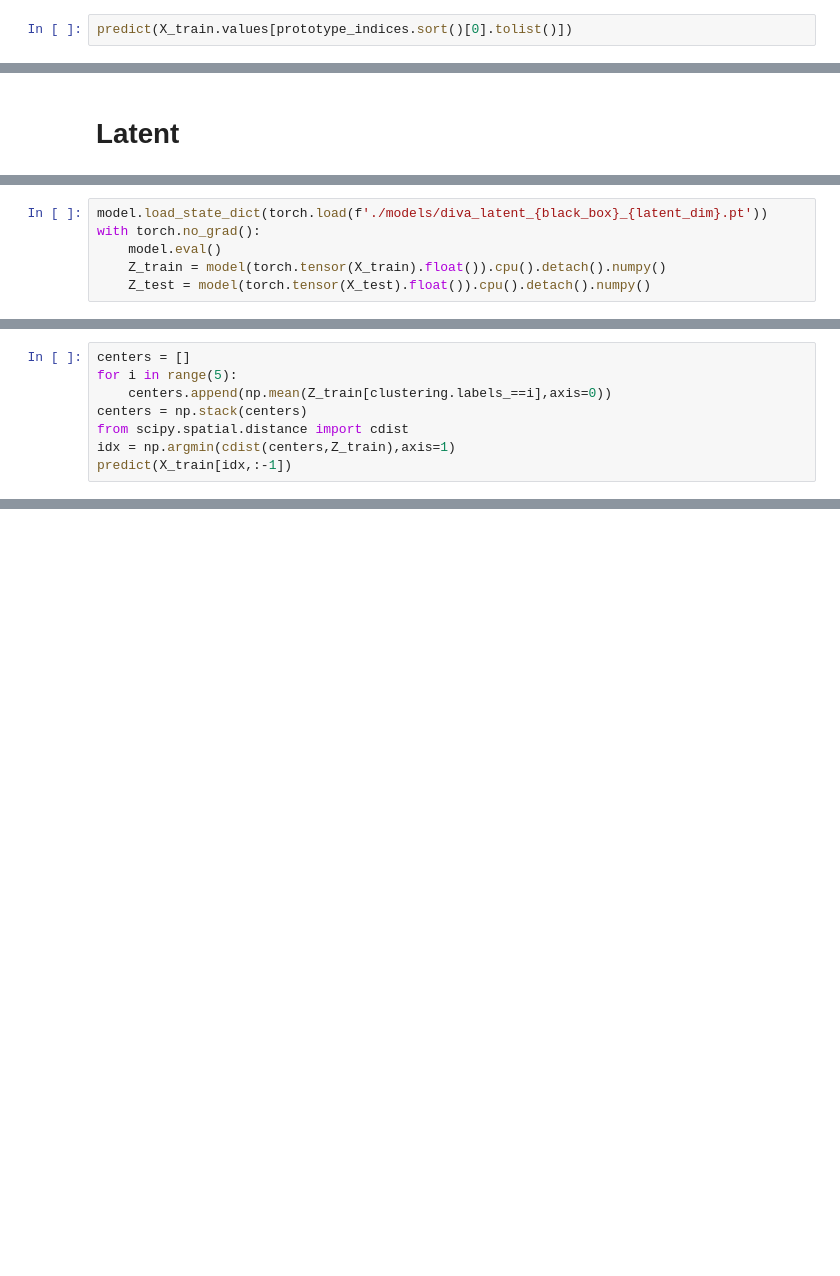
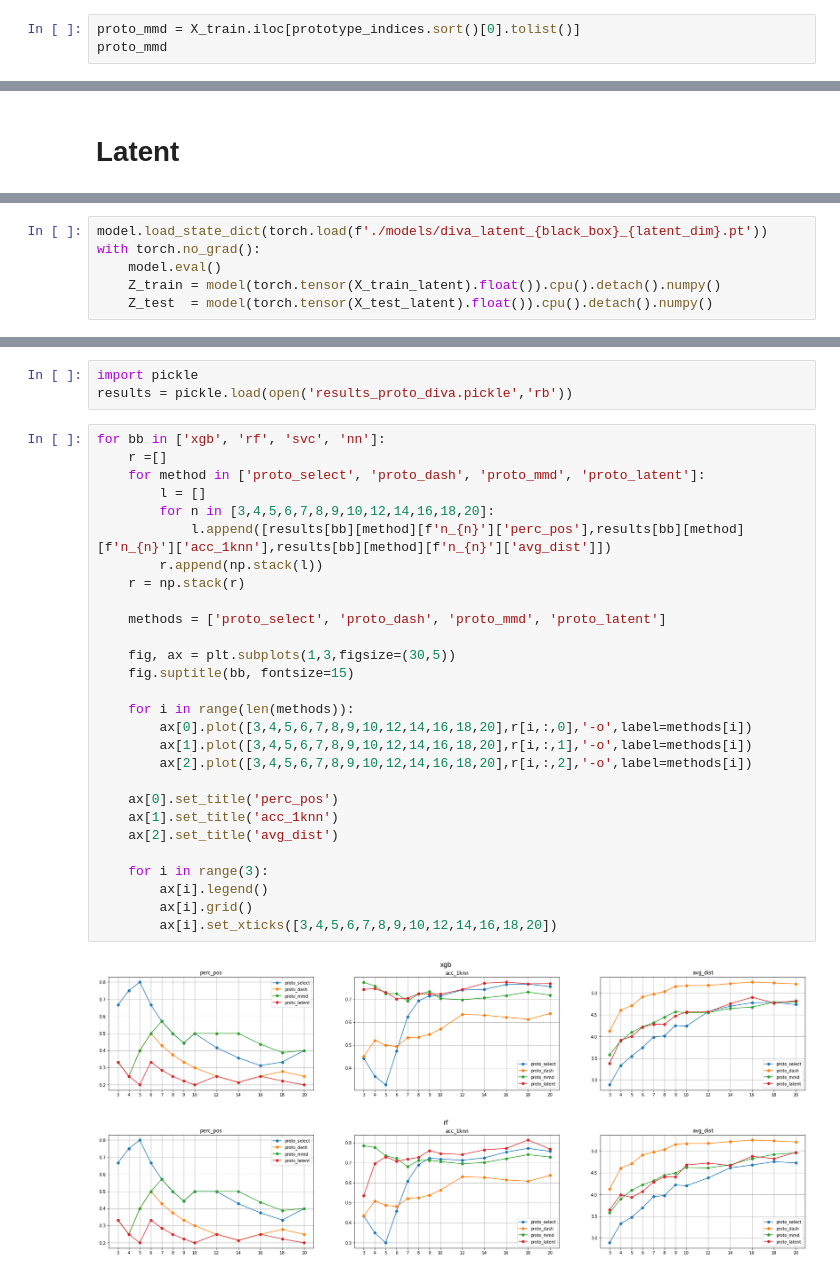
Before and after one commit to francescobodria/posthoc-similaryclass-counterfactuals, a Jupyter notebook: proto_diva.ipynb, the cells around one changed output, grey strips where cells are left out. Cells and saved outputs as stored; diff of their text form; blank space fills up the shorter version.

```diff
--- a/proto_diva.ipynb
+++ b/proto_diva.ipynb
@@ -348,3 +380,4 @@ Computing criticisms...Done.
 # %%
-predict(X_train.values[prototype_indices.sort()[0].tolist()])
+proto_mmd = X_train.iloc[prototype_indices.sort()[0].tolist()]
+proto_mmd
 # %% [output]
@@ -512,6 +571,6 @@ model = LinearModel(X_train.shape[1], latent_dim=latent_dim)
 model.load_state_dict(torch.load(f'./models/diva_latent_{black_box}_{latent_dim}.pt'))
 with torch.no_grad():
     model.eval()
-    Z_train = model(torch.tensor(X_train).float()).cpu().detach().numpy()
-    Z_test = model(torch.tensor(X_test).float()).cpu().detach().numpy()
+    Z_train = model(torch.tensor(X_train_latent).float()).cpu().detach().numpy()
+    Z_test  = model(torch.tensor(X_test_latent).float()).cpu().detach().numpy()
 # %% [markdown]
@@ -534,8 +577,0 @@ SpectralClustering(assign_labels='discretize', n_clusters=5)
-# %%
-centers = []
-for i in range(5):
-    centers.append(np.mean(Z_train[clustering.labels_==i],axis=0))
-centers = np.stack(centers)
-from scipy.spatial.distance import cdist
-idx = np.argmin(cdist(centers,Z_train),axis=1)
-predict(X_train[idx,:-1])
@@ -557,0 +617,34 @@ array([0, 1, 1, 0, 0])
+# %%
+import pickle
+results = pickle.load(open('results_proto_diva.pickle','rb'))
+# %%
+for bb in ['xgb', 'rf', 'svc', 'nn']:
+    r =[]
+    for method in ['proto_select', 'proto_dash', 'proto_mmd', 'proto_latent']:
+        l = []
+        for n in [3,4,5,6,7,8,9,10,12,14,16,18,20]:
+            l.append([results[bb][method][f'n_{n}']['perc_pos'],results[bb][method][f'n_{n}']['acc_1knn'],results[bb][method][f'n_{n}']['avg_dist']])
+        r.append(np.stack(l))
+    r = np.stack(r)
+
+    methods = ['proto_select', 'proto_dash', 'proto_mmd', 'proto_latent']
+
+    fig, ax = plt.subplots(1,3,figsize=(30,5))
+    fig.suptitle(bb, fontsize=15)
+
+    for i in range(len(methods)):
+        ax[0].plot([3,4,5,6,7,8,9,10,12,14,16,18,20],r[i,:,0],'-o',label=methods[i])
+        ax[1].plot([3,4,5,6,7,8,9,10,12,14,16,18,20],r[i,:,1],'-o',label=methods[i])
+        ax[2].plot([3,4,5,6,7,8,9,10,12,14,16,18,20],r[i,:,2],'-o',label=methods[i])
+
+    ax[0].set_title('perc_pos')
+    ax[1].set_title('acc_1knn')
+    ax[2].set_title('avg_dist')
+
+    for i in range(3):
+        ax[i].legend()
+        ax[i].grid()
+        ax[i].set_xticks([3,4,5,6,7,8,9,10,12,14,16,18,20])
+# %% [output]
+[figure, added]
+[figure, added]
```
Also changed, not shown: parts of 24 cells of this notebook, 31 other files.
